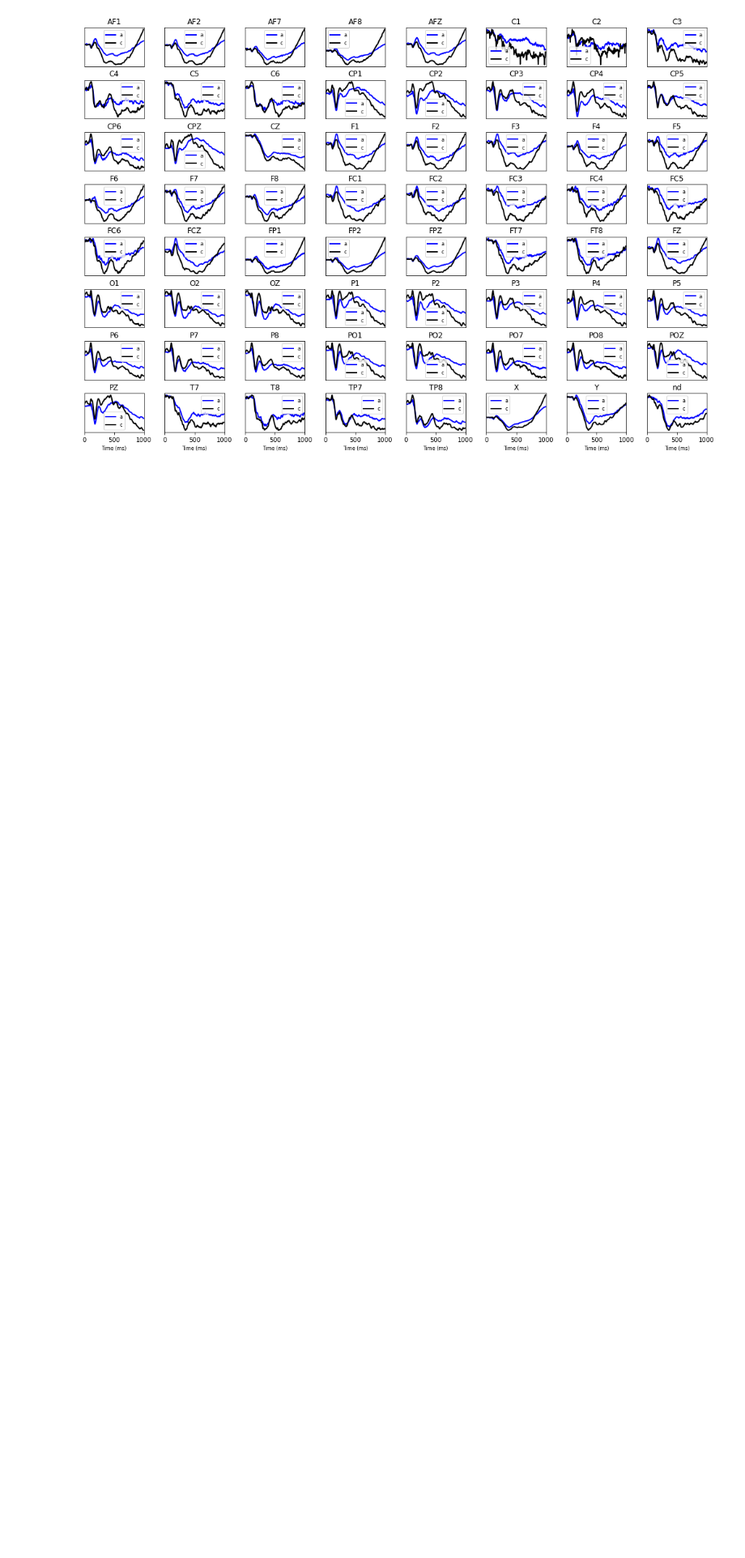
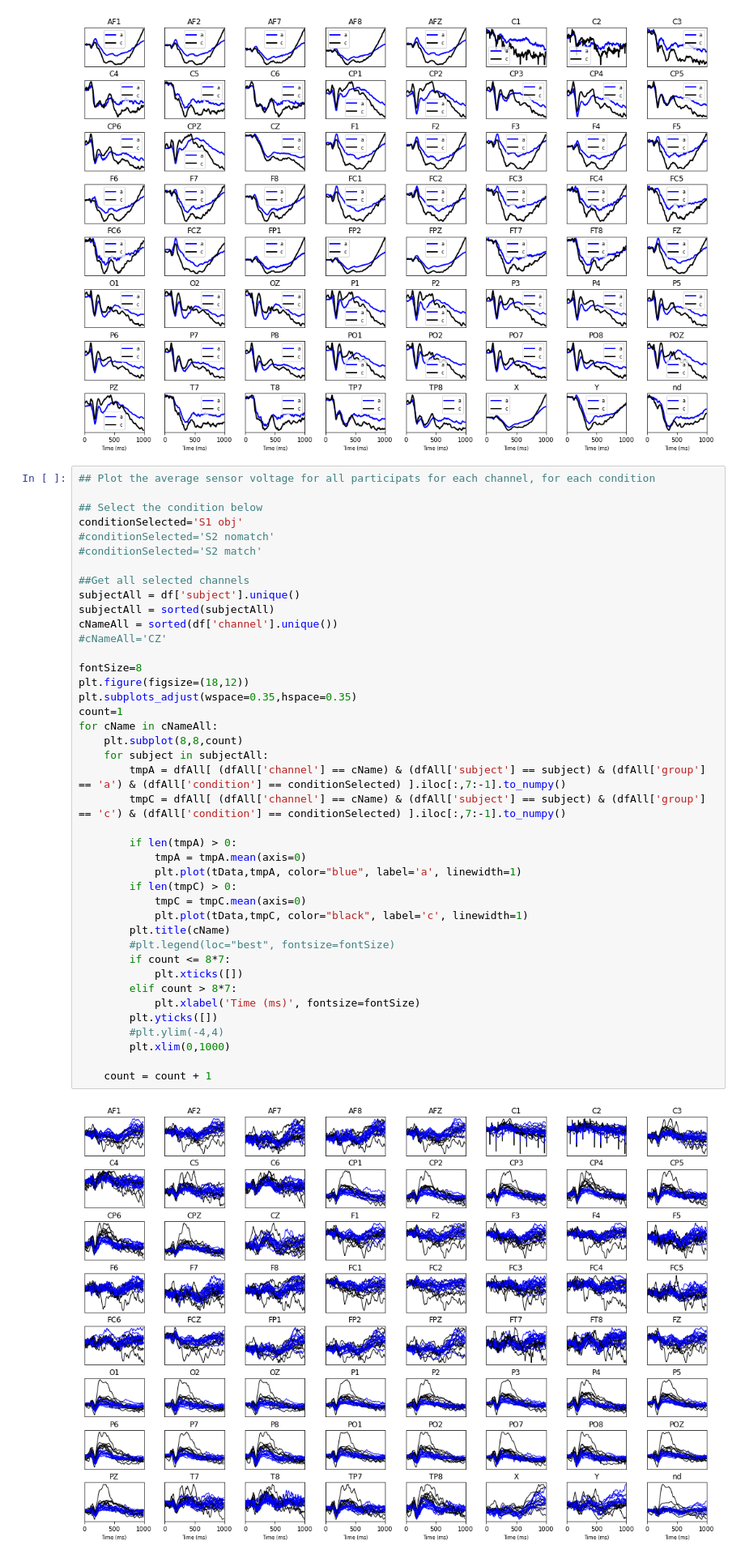
Before and after one commit to jgeller112/ERDOS_EEG_Project, a Jupyter notebook: DataExploration/ReadAndPlotData.ipynb, the cells around one changed output. Shown: that part at 81% size. Cells and saved outputs as stored; diff of their text form; blank space fills up the shorter version.

Commit message:
working on data exploration

```diff
--- a/DataExploration/ReadAndPlotData.ipynb
+++ b/DataExploration/ReadAndPlotData.ipynb
@@ -83,3 +84,46 @@ for cName in cNameAll:
 plt.savefig('./Figures/Condition_'+conditionSelected+'_AllSensors.png', format='png', bbox_inches='tight')
 # %% [output]
 [figure]
+# %%
+## Plot the average sensor voltage for all participats for each channel, for each condition
+
+## Select the condition below
+conditionSelected='S1 obj'
+#conditionSelected='S2 nomatch'
+#conditionSelected='S2 match'
+
+##Get all selected channels
+subjectAll = df['subject'].unique()
+subjectAll = sorted(subjectAll)
+cNameAll = sorted(df['channel'].unique())
+#cNameAll='CZ'
+
+fontSize=8
+plt.figure(figsize=(18,12))
+plt.subplots_adjust(wspace=0.35,hspace=0.35)
+count=1
+for cName in cNameAll:
+    plt.subplot(8,8,count)
+    for subject in subjectAll:
+        tmpA = dfAll[ (dfAll['channel'] == cName) & (dfAll['subject'] == subject) & (dfAll['group'] == 'a') & (dfAll['condition'] == conditionSelected) ].iloc[:,7:-1].to_numpy()
+        tmpC = dfAll[ (dfAll['channel'] == cName) & (dfAll['subject'] == subject) & (dfAll['group'] == 'c') & (dfAll['condition'] == conditionSelected) ].iloc[:,7:-1].to_numpy()
+
+        if len(tmpA) > 0:
+            tmpA = tmpA.mean(axis=0)
+            plt.plot(tData,tmpA, color="blue", label='a', linewidth=1)
+        if len(tmpC) > 0:
+            tmpC = tmpC.mean(axis=0)
+            plt.plot(tData,tmpC, color="black", label='c', linewidth=1)
+        plt.title(cName)
+        #plt.legend(loc="best", fontsize=fontSize)
+        if count <= 8*7:
+            plt.xticks([])
+        elif count > 8*7:
+            plt.xlabel('Time (ms)', fontsize=fontSize)
+        plt.yticks([])
+        #plt.ylim(-4,4)
+        plt.xlim(0,1000)
+
+    count = count + 1
+# %% [output]
+[figure, added]
```
Also changed, not shown: parts of 8 cells of this notebook, 1 other file.
